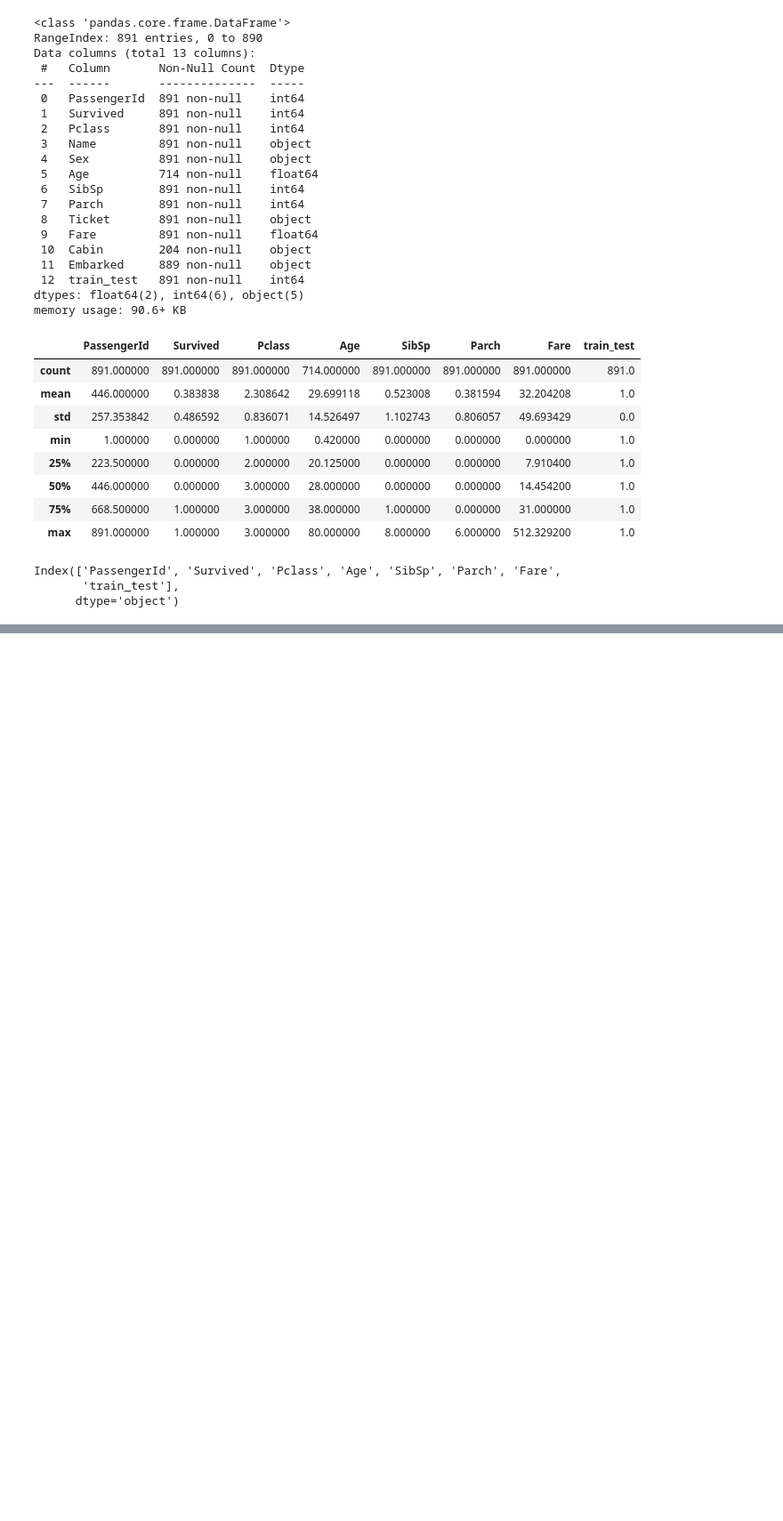
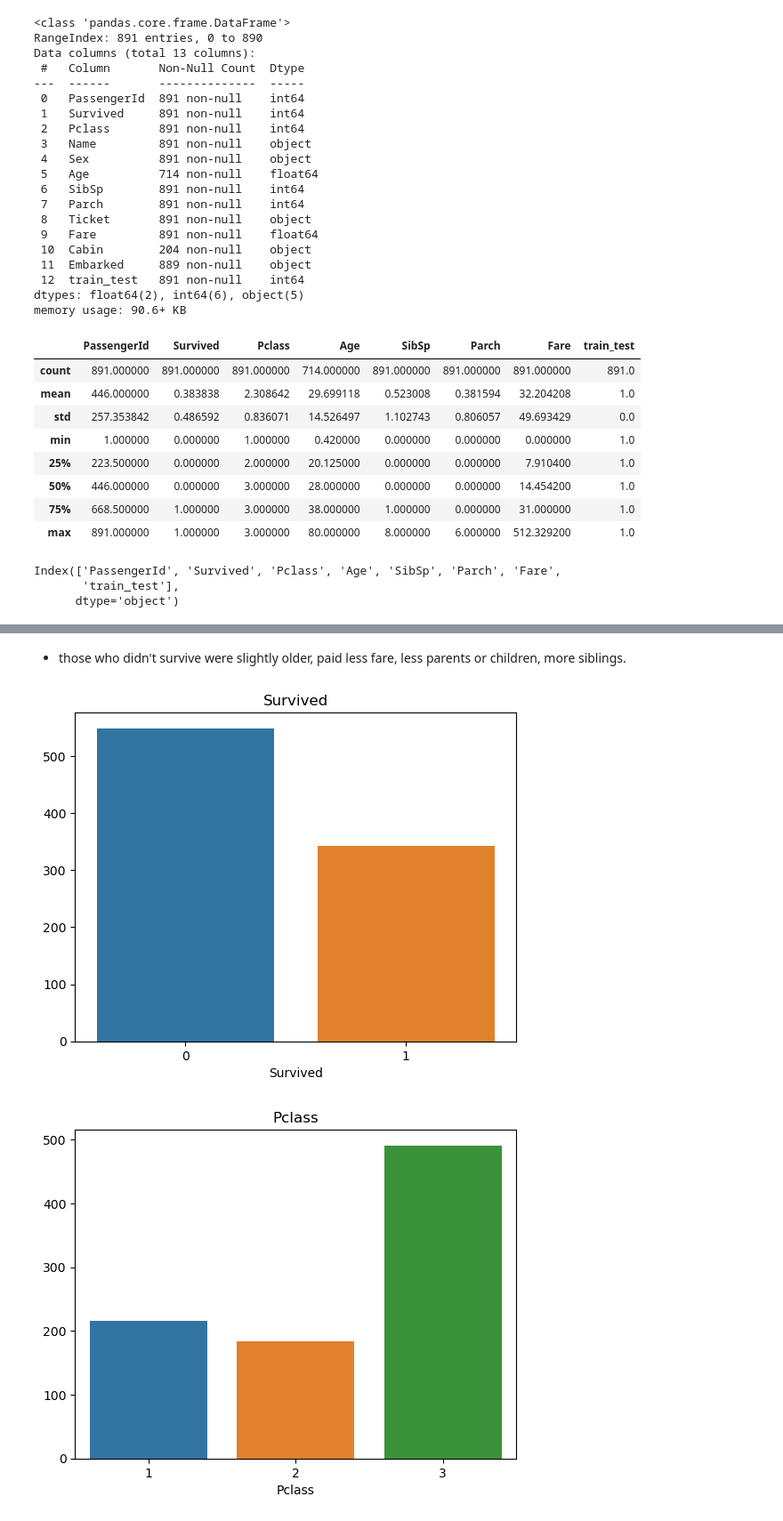
Before and after one commit to dusan-zdravkovic/Titanic, a Jupyter notebook: titanic.ipynb, the cells around one changed output, grey strips where cells are left out. Shown at 89% size. Saved outputs shown, nothing was run; the diff lists cells and outputs as text; code cells hidden in the pictures; blank space fills up the shorter version.

```diff
--- a/titanic.ipynb
+++ b/titanic.ipynb
@@ -102,0 +122,10 @@ df_cat = training[['Survived','Pclass','Sex','Ticket','Cabin','Embarked']]
+# %% [markdown]
+- those who didn't survive were slightly older, paid less fare, less parents or children, more siblings.
+# %%
+for i in df_cat.columns:
+    if i not in ['Ticket', 'Cabin']:  # Exclude 'Ticket' and 'Cabin'
+        sns.barplot(x=df_cat[i].value_counts().index, y=df_cat[i].value_counts().values).set_title(i)
+        plt.show()
+# %% [output]
+[figure, added]
+[figure, added]
```
Also changed, not shown: parts of 5 cells of this notebook.
